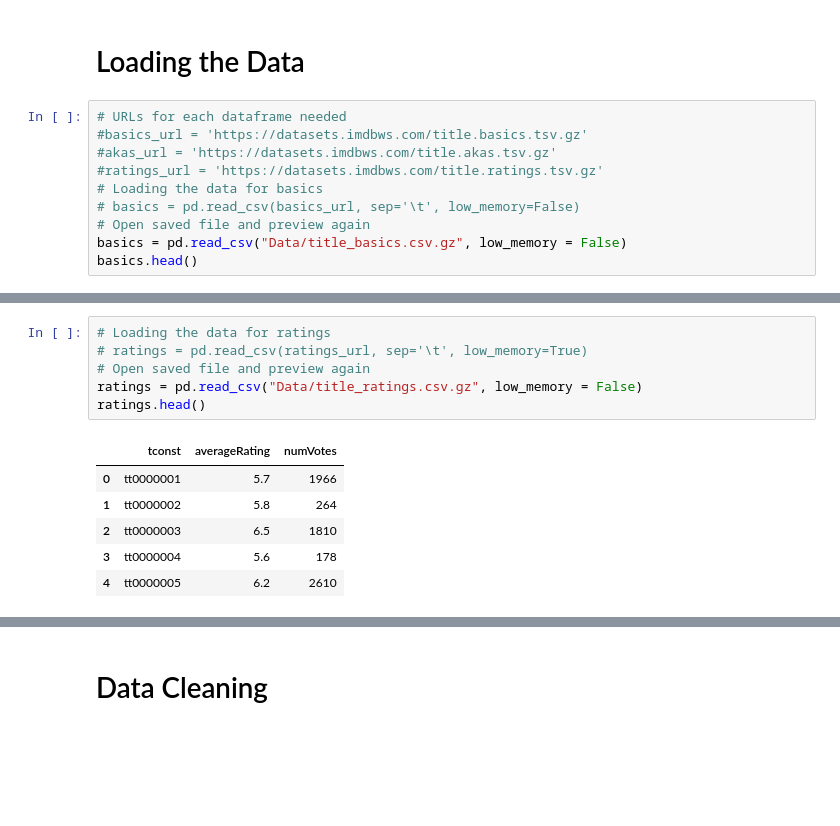
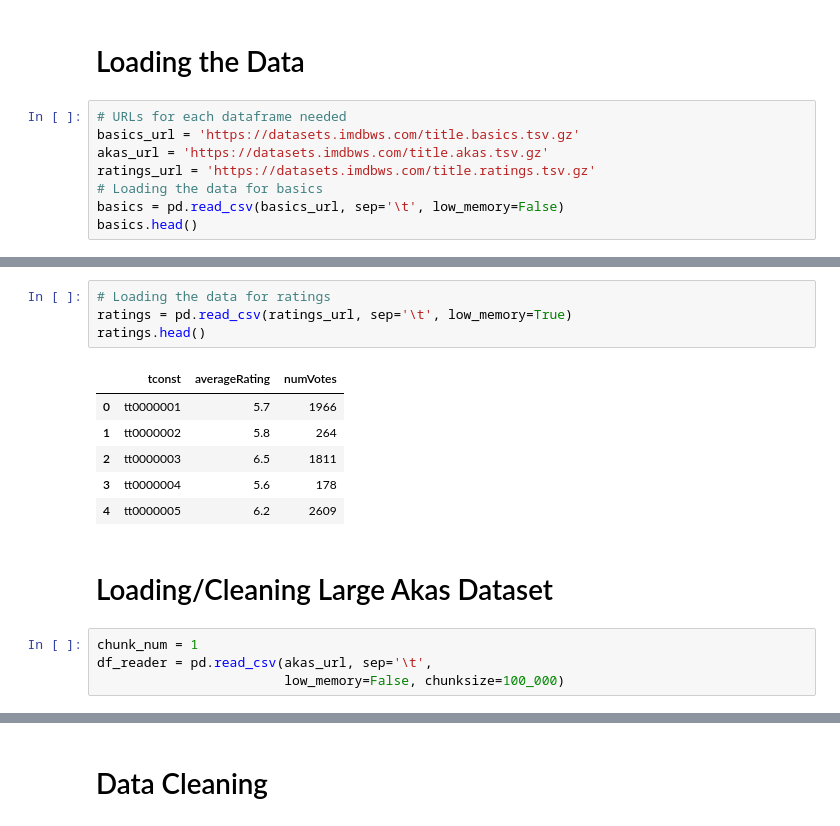
Before and after one commit to G3ntl3g1ant/DataEnrichmentProject, a Jupyter notebook: Project 3 Part 1.ipynb, the cells around one changed output, grey strips where cells are left out. Cells and saved outputs as stored; diff of their text form; blank space fills up the shorter version.

Commit message:
Edited and made Corrections/Easier Loading

```diff
--- a/Project 3 Part 1.ipynb
+++ b/Project 3 Part 1.ipynb
@@ -65,13 +65,11 @@ Each dataset is contained in a gzipped, tab-separated-values (TSV) formatted fil
 # Loading the Data
 # %%
 # URLs for each dataframe needed
-#basics_url = 'https://datasets.imdbws.com/title.basics.tsv.gz'
-#akas_url = 'https://datasets.imdbws.com/title.akas.tsv.gz'
-#ratings_url = 'https://datasets.imdbws.com/title.ratings.tsv.gz'
+basics_url = 'https://datasets.imdbws.com/title.basics.tsv.gz'
+akas_url = 'https://datasets.imdbws.com/title.akas.tsv.gz'
+ratings_url = 'https://datasets.imdbws.com/title.ratings.tsv.gz'
 # Loading the data for basics
-# basics = pd.read_csv(basics_url, sep='\t', low_memory=False)
-# Open saved file and preview again
-basics = pd.read_csv("Data/title_basics.csv.gz", low_memory = False)
+basics = pd.read_csv(basics_url, sep='\t', low_memory=False)
 basics.head()
 # %% [output]
 |  | tconst | titleType | primaryTitle | originalTitle | isAdult | startYear | endYear | runtimeMinutes | genres |
@@ -96,13 +81,17 @@ akas.head()
 # %%
 # Loading the data for ratings
-# ratings = pd.read_csv(ratings_url, sep='\t', low_memory=True)
-# Open saved file and preview again
-ratings = pd.read_csv("Data/title_ratings.csv.gz", low_memory = False)
+ratings = pd.read_csv(ratings_url, sep='\t', low_memory=True)
 ratings.head()
 # %% [output]
 |  | tconst | averageRating | numVotes |
 | 0 | tt0000001 | 5.7 | 1966 |
 | 1 | tt0000002 | 5.8 | 264 |
-| 2 | tt0000003 | 6.5 | 1810 |
+| 2 | tt0000003 | 6.5 | 1811 |
 | 3 | tt0000004 | 5.6 | 178 |
-| 4 | tt0000005 | 6.2 | 2610 |
+| 4 | tt0000005 | 6.2 | 2609 |
+# %% [markdown]
+# Loading/Cleaning Large Akas Dataset
+# %%
+chunk_num = 1
+df_reader = pd.read_csv(akas_url, sep='\t',
+                        low_memory=False, chunksize=100_000)
```
Also changed, not shown: parts of 37 cells of this notebook, 4 other files.
